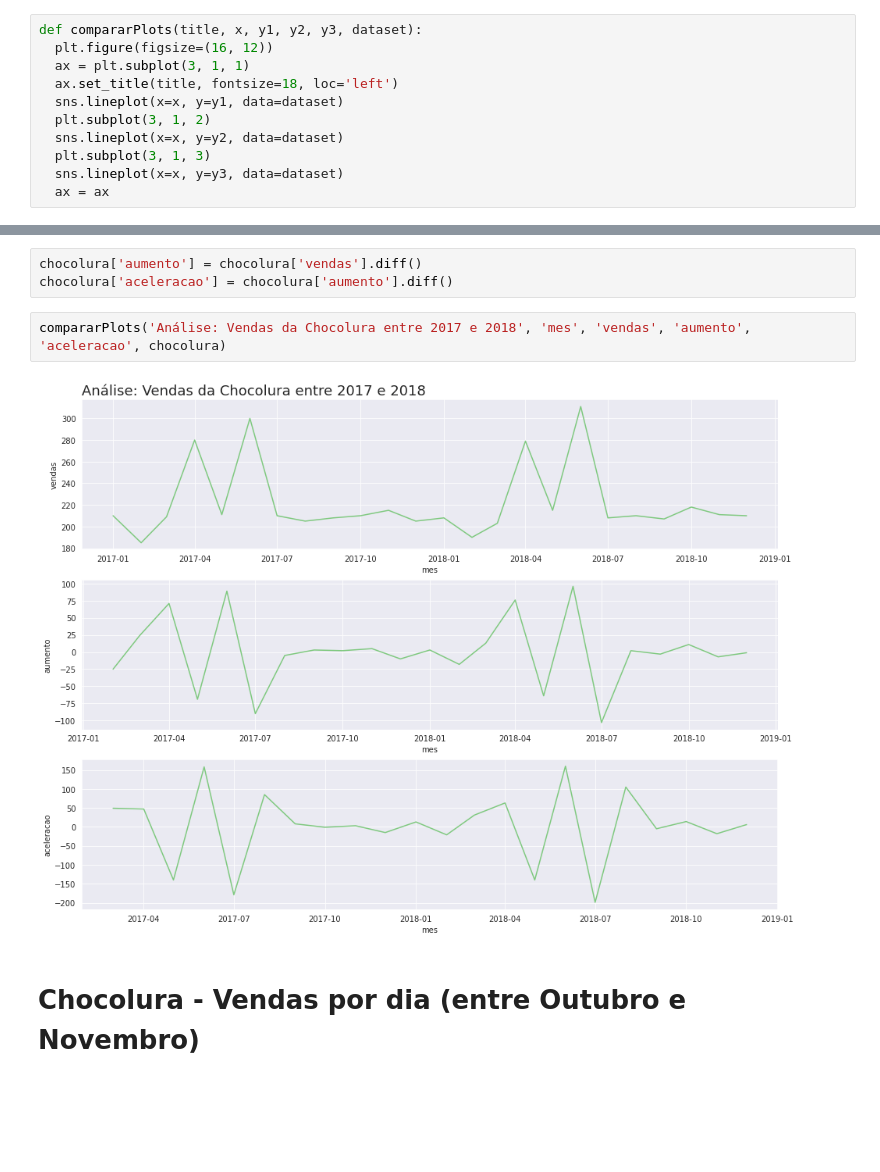
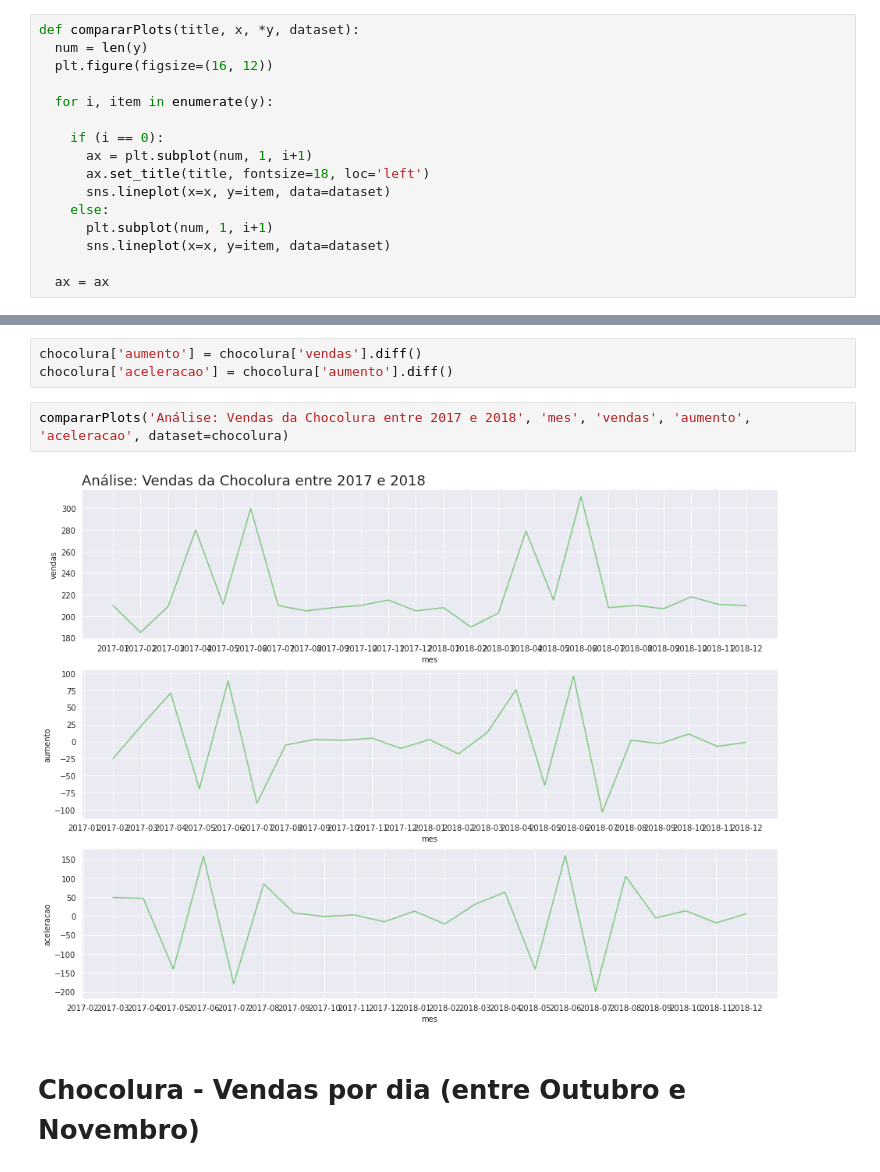
Before and after one commit to strawndri/time-series, a Jupyter notebook: time_series.ipynb, the cells around one changed output, grey strips where cells are left out. Drawn from its saved outputs; the diff is of its cells as text; blank space fills up the shorter version.

Commit message:
Cafelura - Análises gerais e Statsmodel

```diff
--- a/time_series.ipynb
+++ b/time_series.ipynb
@@ -19,15 +23,20 @@ def plotar(title, xlabel, ylabel, x, y, dataset):
   ax.set_ylabel(ylabel, fontsize=14)
   ax = ax
 # %%
-def compararPlots(title, x, y1, y2, y3, dataset):
+def compararPlots(title, x, *y, dataset):
+  num = len(y)
   plt.figure(figsize=(16, 12))
-  ax = plt.subplot(3, 1, 1)
-  ax.set_title(title, fontsize=18, loc='left')
-  sns.lineplot(x=x, y=y1, data=dataset)
-  plt.subplot(3, 1, 2)
-  sns.lineplot(x=x, y=y2, data=dataset)
-  plt.subplot(3, 1, 3)
-  sns.lineplot(x=x, y=y3, data=dataset)
+
+  for i, item in enumerate(y):
+
+    if (i == 0):
+      ax = plt.subplot(num, 1, i+1)
+      ax.set_title(title, fontsize=18, loc='left')
+      sns.lineplot(x=x, y=item, data=dataset)
+    else:
+      plt.subplot(num, 1, i+1)
+      sns.lineplot(x=x, y=item, data=dataset)
+
   ax = ax
 # %% [markdown]
 # Importando Bibliotecas
@@ -257,9 +263,9 @@ chocolura['mes'] = pd.to_datetime(chocolura['mes'])
 chocolura['aumento'] = chocolura['vendas'].diff()
 chocolura['aceleracao'] = chocolura['aumento'].diff()
 # %%
-compararPlots('Análise: Vendas da Chocolura entre 2017 e 2018', 'mes', 'vendas', 'aumento', 'aceleracao', chocolura)
+compararPlots('Análise: Vendas da Chocolura entre 2017 e 2018', 'mes', 'vendas', 'aumento', 'aceleracao', dataset=chocolura)
 # %% [output]
-[figure, old version]
+[figure, new version]
 # %% [markdown]
 # Chocolura - Vendas por dia (entre Outubro e Novembro)
 # %%
```
Also changed, not shown: parts of 31 cells of this notebook.
